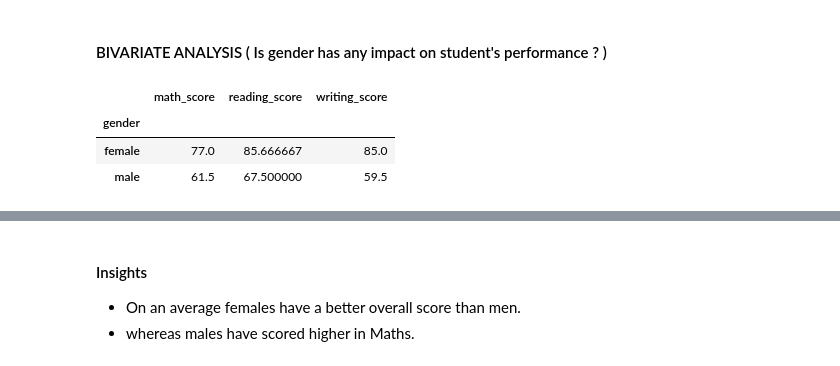
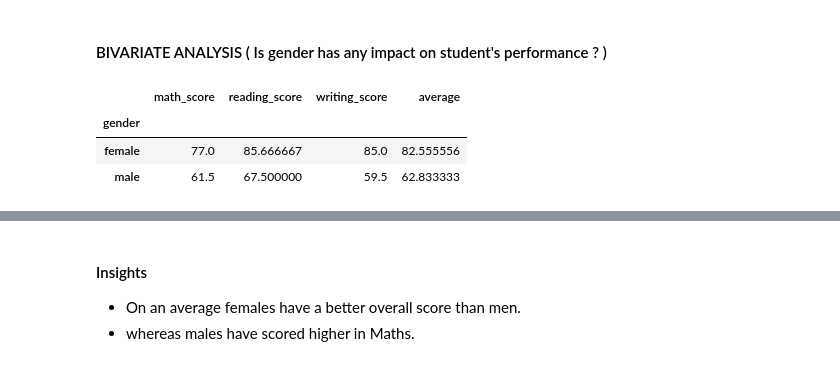
Before and after one commit to SriharshithaNingireddy/mlproject, a Jupyter notebook: notebook/1 . EDA STUDENT PERFORMANCE .ipynb, the cells around one changed output, grey strips where cells are left out. Saved outputs shown, nothing was run; the diff lists cells and outputs as text; code cells hidden in the pictures.

```diff
--- a/notebook/1 . EDA STUDENT PERFORMANCE .ipynb
+++ b/notebook/1 . EDA STUDENT PERFORMANCE .ipynb
@@ -432,19 +437,20 @@ plt.show()
 #### BIVARIATE ANALYSIS ( Is gender has any impact on student's performance ? )
 # %%
 
-df1=pd.DataFrame(df)
-df1.head()
-df1['total score'] = df1['math_score'] + df1['reading_score'] + df1['writing_score']
-df1['average'] = df1['total score']/3
-df2=df1.iloc[:,[0,5,6,7]].head()
+##df1=pd.DataFrame(df)
 
-gender_group = df2.groupby(['gender']).mean()
+df['total score'] = df['math_score'] + df['reading_score'] + df['writing_score']
+df['average'] = df['total score']/3
+df.head()
+df1=df.iloc[:,[0,5,6,7,9]].head()
+
+gender_group = df1.groupby(['gender']).mean()
 gender_group
 # %% [output]
-|  | math_score | reading_score | writing_score |
-| gender |  |  |  |
-| female | 77.0 | 85.666667 | 85.0 |
-| male | 61.5 | 67.500000 | 59.5 |
+|  | math_score | reading_score | writing_score | average |
+| gender |  |  |  |  |
+| female | 77.0 | 85.666667 | 85.0 | 82.555556 |
+| male | 61.5 | 67.500000 | 59.5 | 62.833333 |
 # %%
 plt.figure(figsize=(10, 8))
 
```
Also changed, not shown: parts of 11 cells of this notebook, 10 other files.
